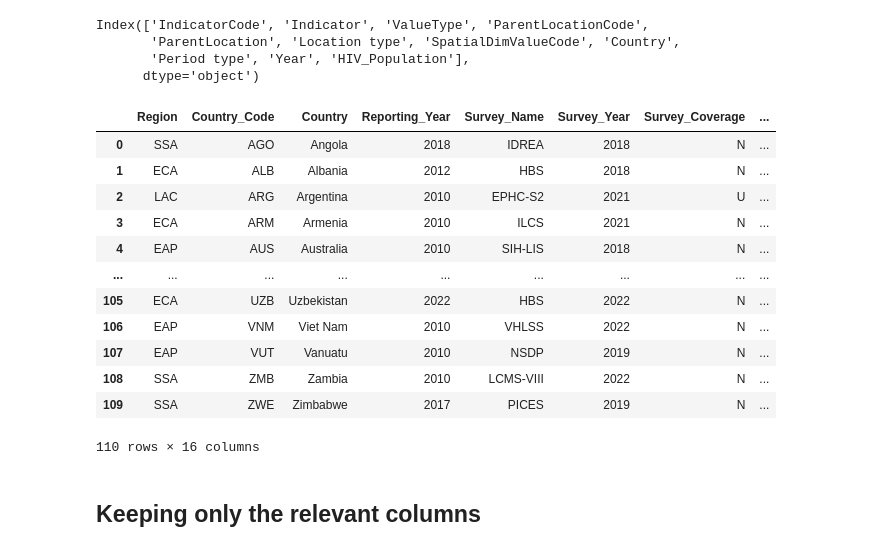
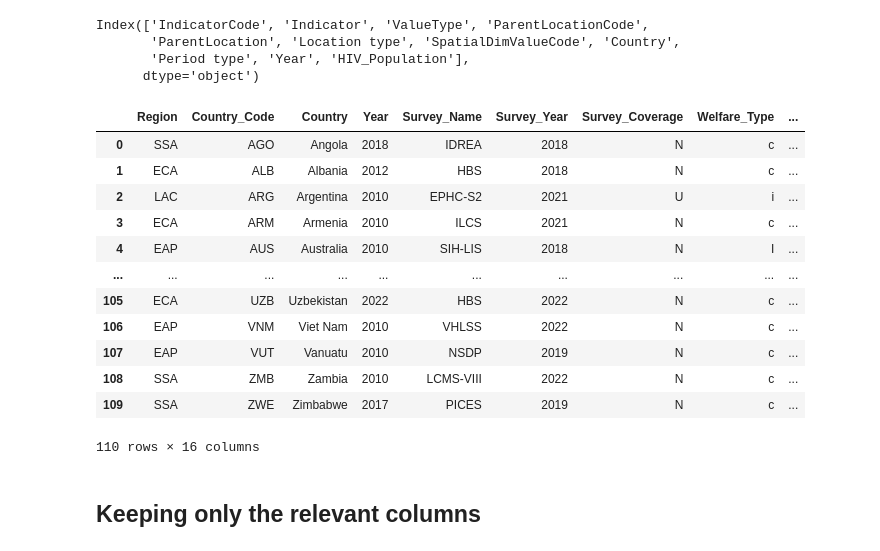
Before and after one commit to MuchiriKinyua/CEMA, a Jupyter notebook: task 1/main.ipynb, the cells around one changed output. Cells and saved outputs as stored; diff of their text form; code cells hidden in the pictures.

```diff
--- a/task 1/main.ipynb
+++ b/task 1/main.ipynb
@@ -172,28 +174,28 @@ Index(['IndicatorCode', 'Indicator', 'ValueType', 'ParentLocationCode',
 # %%
 # Rename columns for ease of use
 poverty_data.columns = [
-    'Region', 'Country_Code', 'Country', 'Reporting_Year', 'Survey_Name',
+    'Region', 'Country_Code', 'Country', 'Year', 'Survey_Name',
     'Survey_Year', 'Survey_Coverage', 'Welfare_Type', 'Survey_Comparability',
     'Monetary', 'Education_Attainment', 'Education_Enrollment',
     'Electricity', 'Sanitation', 'Drinking_Water', 'Multidimensional_Poverty'
 ]
 
 # Drop the first and second rows
 poverty_data = poverty_data.drop(index=[0, 1]).reset_index(drop=True)
 poverty_data
 # %% [output]
-|  | Region | Country_Code | Country | Reporting_Year | Survey_Name | Survey_Year | Survey_Coverage | ... |
-| 0 | SSA | AGO | Angola | 2018 | IDREA | 2018 | N | ... |
-| 1 | ECA | ALB | Albania | 2012 | HBS | 2018 | N | ... |
-| 2 | LAC | ARG | Argentina | 2010 | EPHC-S2 | 2021 | U | ... |
-| 3 | ECA | ARM | Armenia | 2010 | ILCS | 2021 | N | ... |
-| 4 | EAP | AUS | Australia | 2010 | SIH-LIS | 2018 | N | ... |
-| ... | ... | ... | ... | ... | ... | ... | ... | ... |
-| 105 | ECA | UZB | Uzbekistan | 2022 | HBS | 2022 | N | ... |
-| 106 | EAP | VNM | Viet Nam | 2010 | VHLSS | 2022 | N | ... |
-| 107 | EAP | VUT | Vanuatu | 2010 | NSDP | 2019 | N | ... |
-| 108 | SSA | ZMB | Zambia | 2010 | LCMS-VIII | 2022 | N | ... |
-| 109 | SSA | ZWE | Zimbabwe | 2017 | PICES | 2019 | N | ... |
+|  | Region | Country_Code | Country | Year | Survey_Name | Survey_Year | Survey_Coverage | Welfare_Type | ... |
+| 0 | SSA | AGO | Angola | 2018 | IDREA | 2018 | N | c | ... |
+| 1 | ECA | ALB | Albania | 2012 | HBS | 2018 | N | c | ... |
+| 2 | LAC | ARG | Argentina | 2010 | EPHC-S2 | 2021 | U | i | ... |
+| 3 | ECA | ARM | Armenia | 2010 | ILCS | 2021 | N | c | ... |
+| 4 | EAP | AUS | Australia | 2010 | SIH-LIS | 2018 | N | I | ... |
+| ... | ... | ... | ... | ... | ... | ... | ... | ... | ... |
+| 105 | ECA | UZB | Uzbekistan | 2022 | HBS | 2022 | N | c | ... |
+| 106 | EAP | VNM | Viet Nam | 2010 | VHLSS | 2022 | N | c | ... |
+| 107 | EAP | VUT | Vanuatu | 2010 | NSDP | 2019 | N | c | ... |
+| 108 | SSA | ZMB | Zambia | 2010 | LCMS-VIII | 2022 | N | c | ... |
+| 109 | SSA | ZWE | Zimbabwe | 2017 | PICES | 2019 | N | c | ... |
 110 rows × 16 columns
 # %% [markdown]
 ## Keeping only the relevant columns
```
Also changed, not shown: parts of 17 cells of this notebook.
